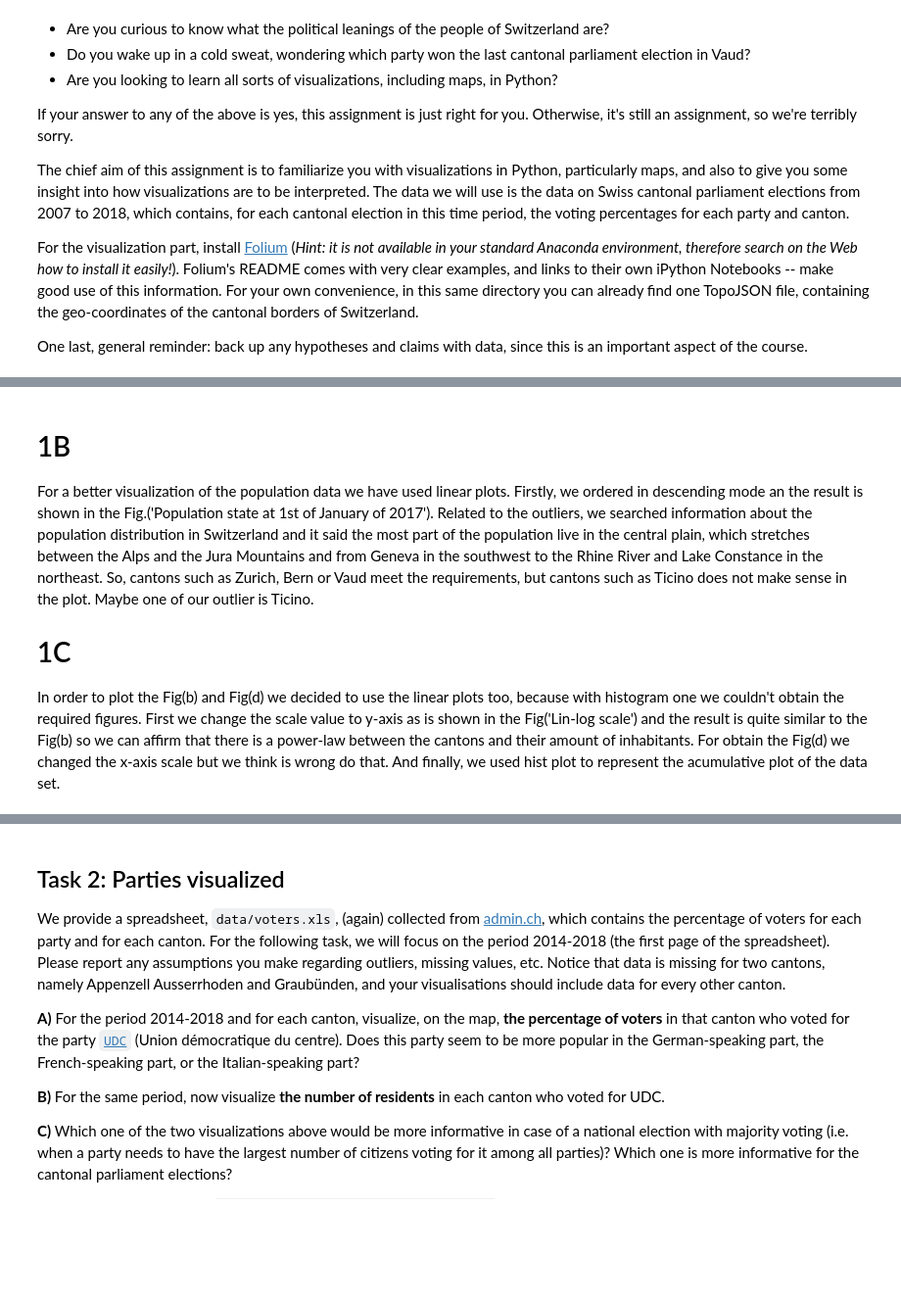
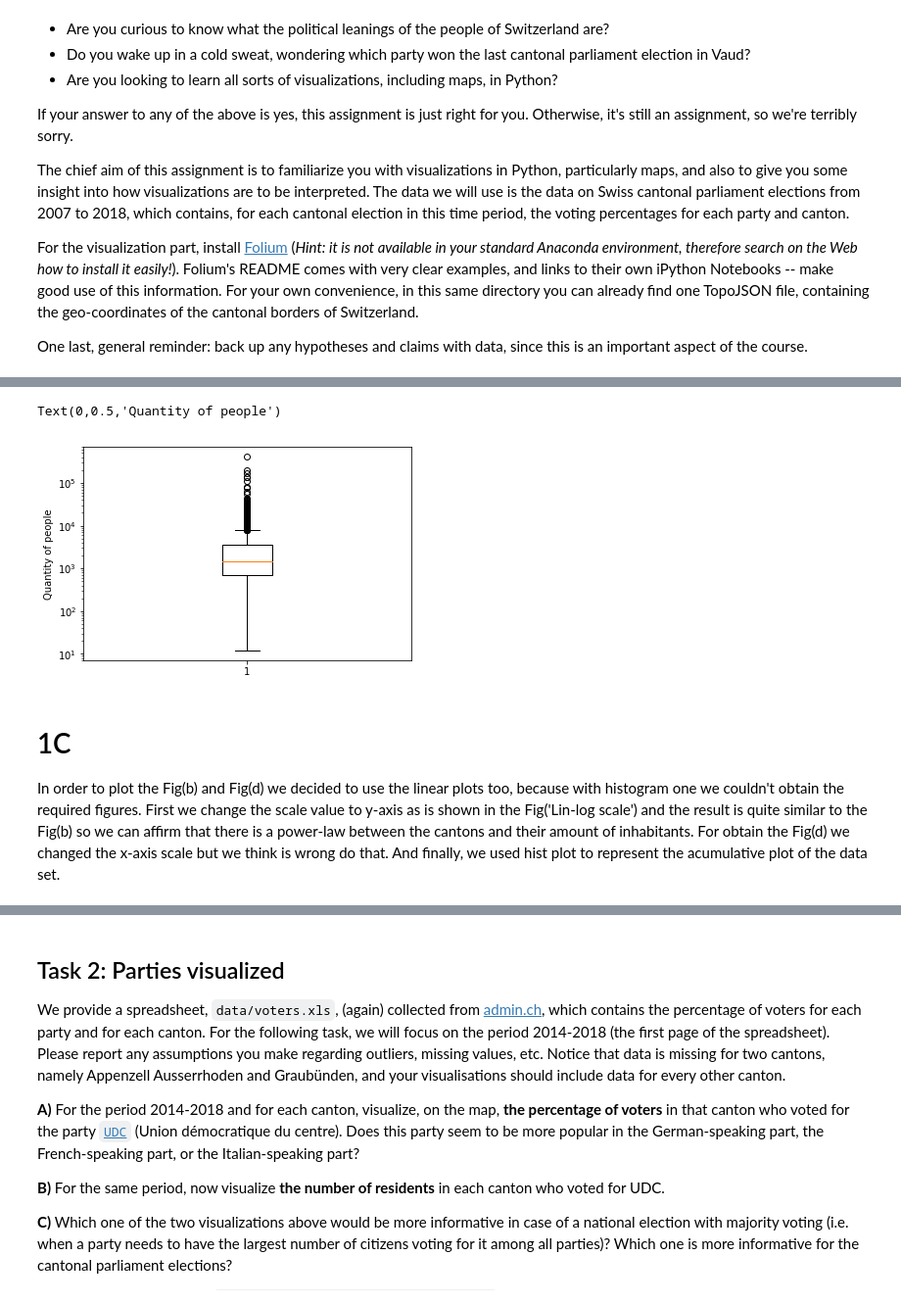
Before and after one commit to kareen2707/Folium, a Jupyter notebook: HW2_main.ipynb, the cells around one changed output, grey strips where cells are left out. Shown: that part at 98% size. Cells and saved outputs as stored; diff of their text form; code cells hidden in the pictures; blank space fills up the shorter version.

```diff
--- a/HW2_main.ipynb
+++ b/HW2_main.ipynb
@@ -223,8 +155,11 @@ TypeError: unhashable type: 'Index'
+# %%
+plt.boxplot(communes_population.values)
+plt.yscale('log')
+plt.ylabel("Quantity of people")
+# %% [output]
+Text(0,0.5,'Quantity of people')
+[figure, added]
 # %% [markdown]
-# 1B
-
-For a better visualization of the population data we have used linear plots. Firstly, we ordered in descending mode an the result is shown in the Fig.('Population state at 1st of January of 2017').
-Related to the outliers, we searched information about the population distribution in Switzerland and it said the most part of the population live in the central plain, which stretches between the Alps and the Jura Mountains and from Geneva in the southwest to the Rhine River and Lake Constance in the northeast. So, cantons such as Zurich, Bern or Vaud meet the requirements, but cantons such as Ticino does not make sense in the plot. Maybe one of our outlier is Ticino.
 
 # 1C
 
```
Also changed, not shown: parts of 18 cells of this notebook.
